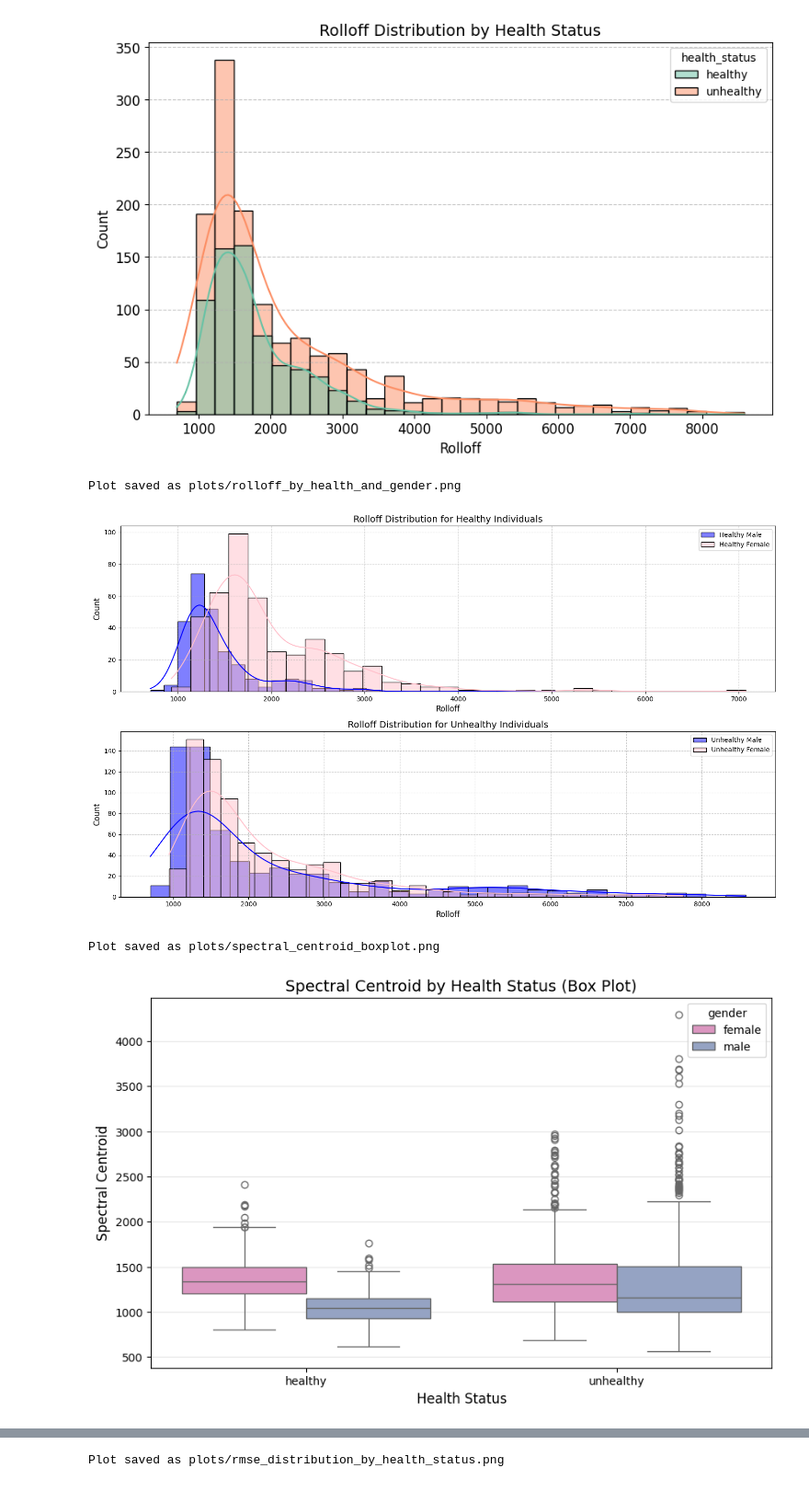
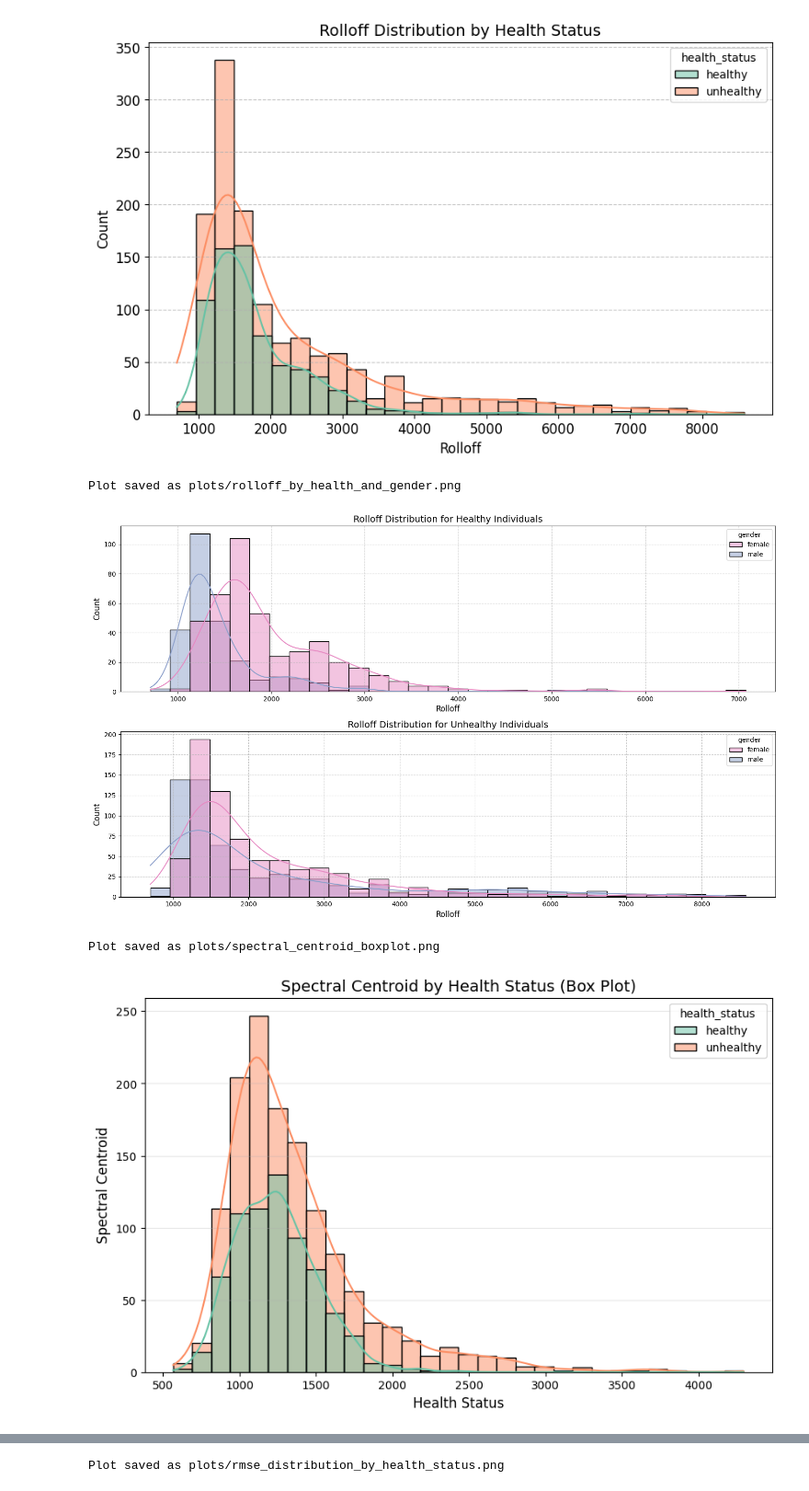
Before and after one commit to jackl92/health-analysis, a Jupyter notebook: health_analysis_eda.ipynb, the cells around one changed output, grey strips where cells are left out. Shown at 92% size. Drawn from its saved outputs; the diff is of its cells as text; code cells hidden in the pictures.

```diff
--- a/health_analysis_eda.ipynb
+++ b/health_analysis_eda.ipynb
@@ -219,48 +210,38 @@ save_plot('rolloff_distribution')
 Plot saved as plots/rolloff_distribution.png
 [figure]
 # %%
-healthy_rolloff_male = df_cleaned[(df_cleaned['health_status'] == 'healthy') & (df_cleaned['gender'] == 'male')]['rolloff']
-healthy_rolloff_female = df_cleaned[(df_cleaned['health_status'] == 'healthy') & (df_cleaned['gender'] == 'female')]['rolloff']
-unhealthy_rolloff_male = df_cleaned[(df_cleaned['health_status'] == 'unhealthy') & (df_cleaned['gender'] == 'male')]['rolloff']
-unhealthy_rolloff_female = df_cleaned[(df_cleaned['health_status'] == 'unhealthy') & (df_cleaned['gender'] == 'female')]['rolloff']
-
 plt.figure(figsize=(15, 9))
 
 plt.subplot(2, 1, 1)
-sns.histplot(healthy_rolloff_male, color='blue', bins=30, kde=True, alpha=0.5, label='Healthy Male')
-sns.histplot(healthy_rolloff_female, color='pink', bins=30, kde=True, alpha=0.5, label='Healthy Female')
+sns.histplot(data=df_cleaned[(df_cleaned['health_status'] == 'healthy')], x='rolloff', hue='gender', bins=30, kde=True, alpha=0.5, palette=GENDER_COLORS)
 plt.title('Rolloff Distribution for Healthy Individuals', fontsize=14)
 plt.xlabel('Rolloff', fontsize=12)
 plt.ylabel('Count', fontsize=12)
-plt.legend()
 plt.grid(True, linestyle='--', alpha=0.7)
 
 plt.subplot(2, 1, 2)
-sns.histplot(unhealthy_rolloff_male, color='blue', bins=30, kde=True, alpha=0.5, label='Unhealthy Male')
-sns.histplot(unhealthy_rolloff_female, color='pink', bins=30, kde=True, alpha=0.5, label='Unhealthy Female')
+sns.histplot(data=df_cleaned[(df_cleaned['health_status'] == 'unhealthy')], x='rolloff', hue='gender', bins=30, kde=True, alpha=0.5, palette=GENDER_COLORS)
 plt.title('Rolloff Distribution for Unhealthy Individuals', fontsize=14)
 plt.xlabel('Rolloff', fontsize=12)
 plt.ylabel('Count', fontsize=12)
-plt.legend()
 plt.grid(True, linestyle='--', alpha=0.7)
 plt.tight_layout()
 
 save_plot('rolloff_by_health_and_gender')
 # %% [output]
 Plot saved as plots/rolloff_by_health_and_gender.png
-[figure, old version]
+[figure, new version]
 # %%
 plt.figure(figsize=(10, 6))
 
-sns.boxplot(data=df_cleaned, x='health_status', y='spectral_centroid',
-            hue='gender', palette=GENDER_COLORS)
+sns.histplot(data=df_cleaned, x='spectral_centroid', hue='health_status', bins=30, kde=True, palette=HEALTH_COLORS)
 plt.title('Spectral Centroid by Health Status (Box Plot)', fontsize=14)
 plt.ylabel('Spectral Centroid', fontsize=12)
 plt.xlabel('Health Status', fontsize=12)
 plt.grid(True, alpha=0.3, axis='y')
 
 save_plot('spectral_centroid_boxplot')
 # %% [output]
 Plot saved as plots/spectral_centroid_boxplot.png
-[figure, old version]
+[figure, new version]
 # %%
```
Also changed, not shown: parts of 7 cells of this notebook, 11 other files.
